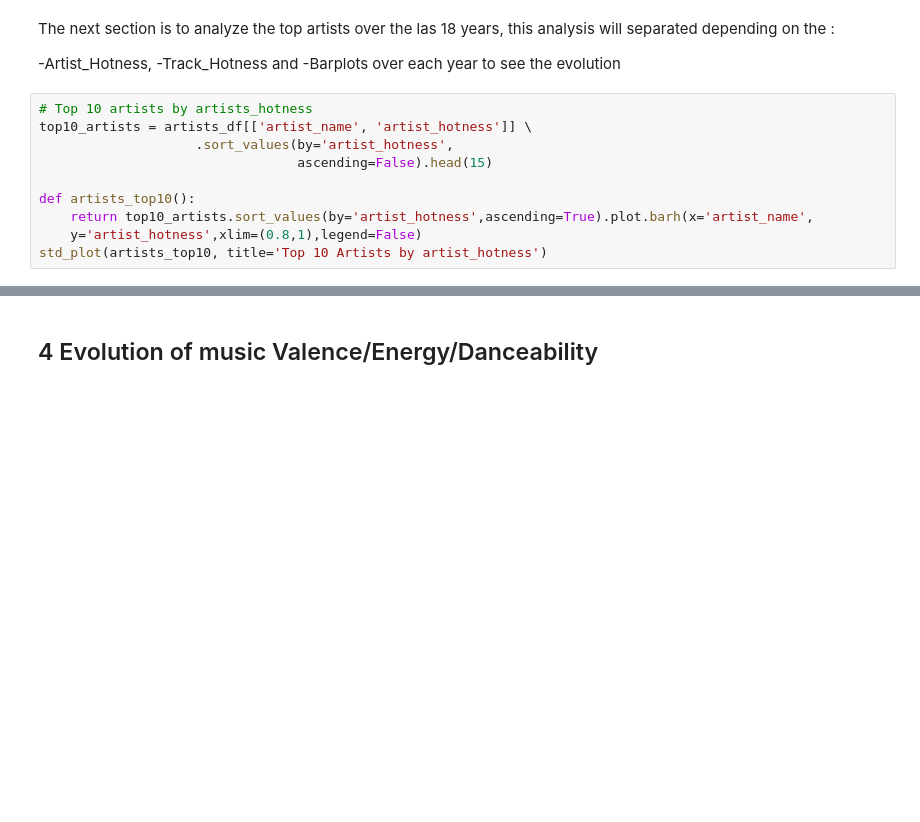
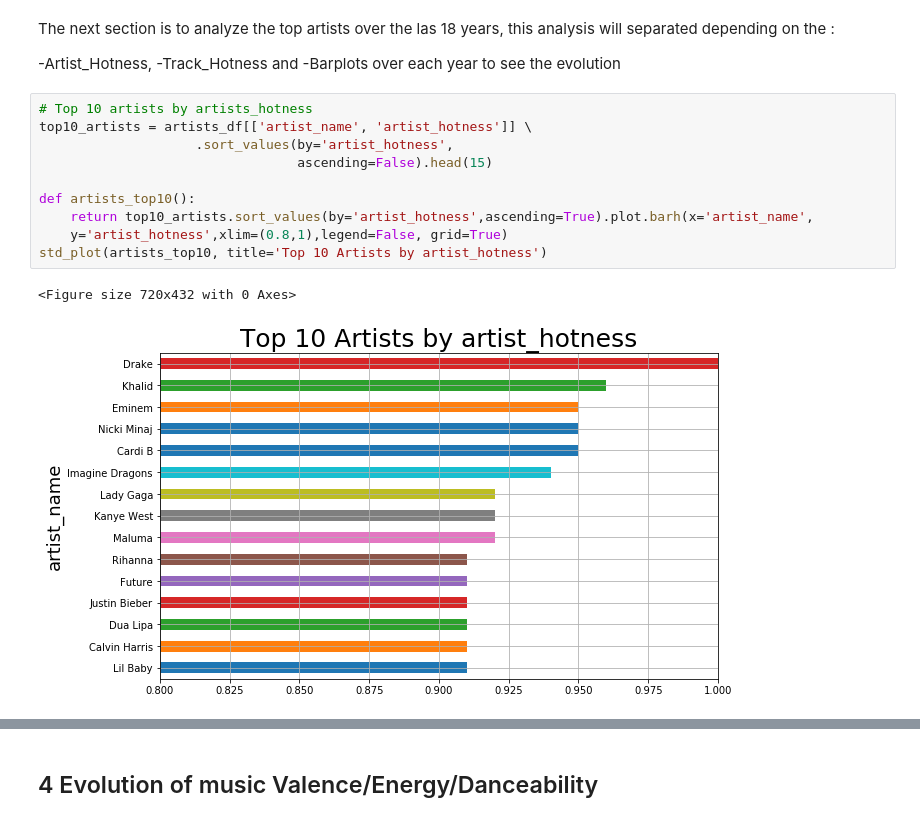
Before and after one commit to AndresMontero/Project, a Jupyter notebook: src/main.ipynb, the cells around one changed output, grey strips where cells are left out. Drawn from its saved outputs; the diff is of its cells as text; blank space fills up the shorter version.

```diff
--- a/src/main.ipynb
+++ b/src/main.ipynb
@@ -484,13 +614,16 @@ The next section is to analyze the top artists over the las 18 years, this analy
 # %%
 # Top 10 artists by artists_hotness
 top10_artists = artists_df[['artist_name', 'artist_hotness']] \
                     .sort_values(by='artist_hotness',
                                  ascending=False).head(15)
 
 def artists_top10():
     return top10_artists.sort_values(by='artist_hotness',ascending=True).plot.barh(x='artist_name',
-    y='artist_hotness',xlim=(0.8,1),legend=False)
+    y='artist_hotness',xlim=(0.8,1),legend=False, grid=True)
 std_plot(artists_top10, title='Top 10 Artists by artist_hotness')
+# %% [output]
+<Figure size 720x432 with 0 Axes>
+[figure, added]
 # %%
 # Top 10 artists by tracks popularity
 track_artist = tracks_df.merge(artists_df)
```
Also changed, not shown: parts of 32 cells of this notebook, 17 other files.
